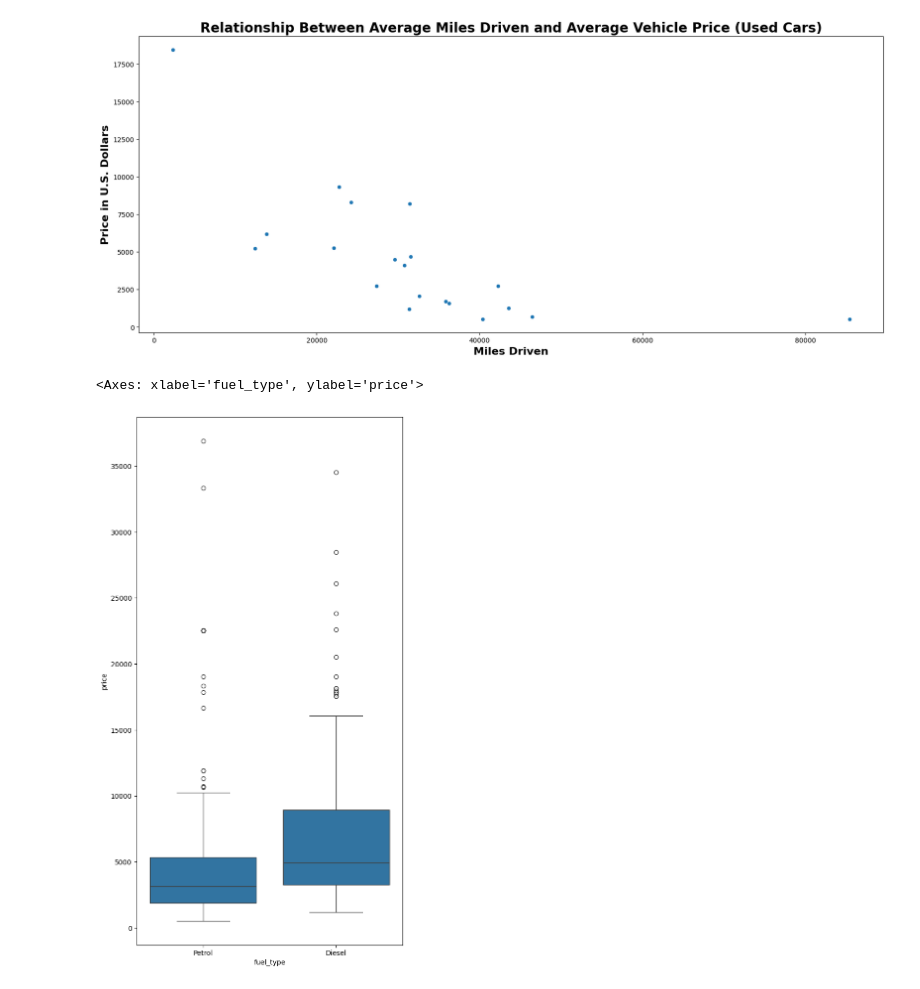
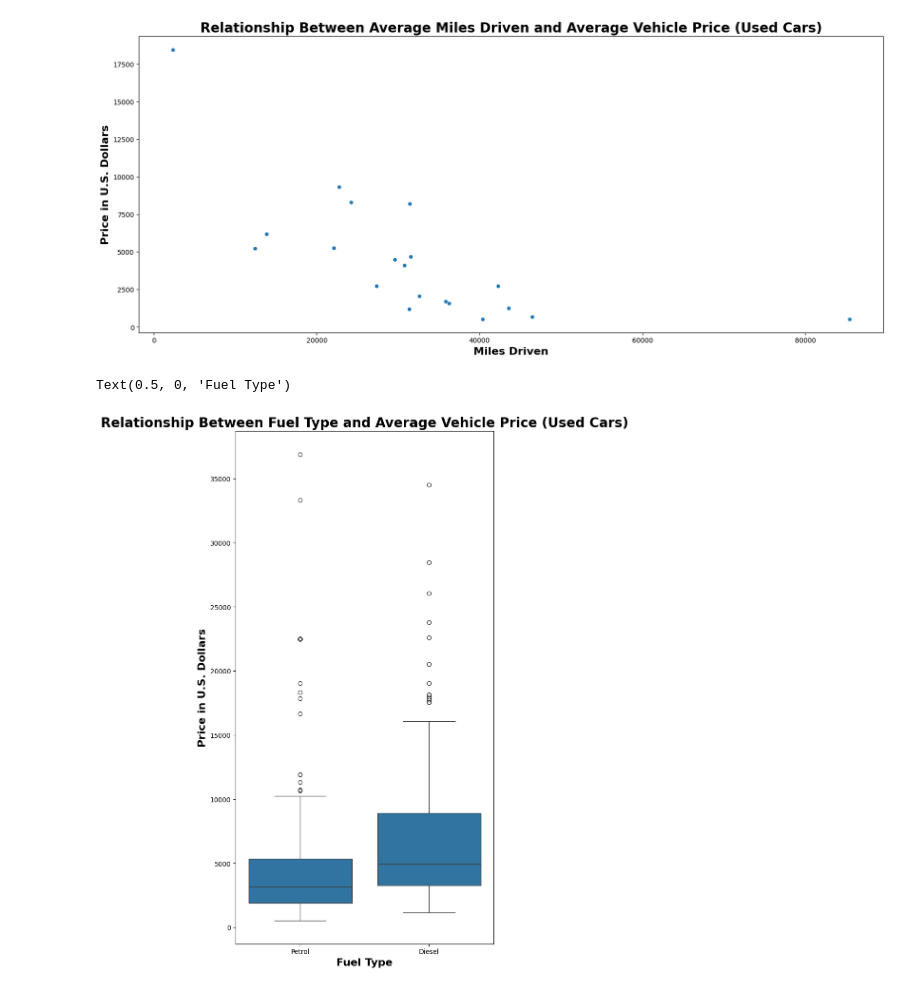
Before and after one commit to lowps/Developing_and_Deploying_a_Predictive_Analytics_Platform_Using_FastAPI_Streamlit_and_Docker, a Jupyter notebook: empirical/notebooks/data_visualizations.ipynb, the cells around one changed output. Cells and saved outputs as stored; diff of their text form; code cells hidden in the pictures.

```diff
--- a/empirical/notebooks/data_visualizations.ipynb
+++ b/empirical/notebooks/data_visualizations.ipynb
@@ -281,12 +257,17 @@ ax.set_xlabel('Miles Driven', fontsize=16, weight= 'bold')
 plt.show()
 # %% [output]
 [figure]
-# %%
-plt.subplots(figsize=(7,14))
-sns.boxplot(x='fuel_type', y='price', data=df_filtered)
-# %% [output]
-<Axes: xlabel='fuel_type', ylabel='price'>
-[figure, removed]
+# %%
+plt.subplots(figsize=(7,14))
+ax = sns.boxplot(x='fuel_type', y='price', data=df_filtered)
+
+#titles
+ax.set_title('Relationship Between Fuel Type and Average Vehicle Price (Used Cars)', fontsize=20, weight= 'bold')
+ax.set_ylabel('Price in U.S. Dollars', fontsize=16, weight= 'bold')
+ax.set_xlabel('Fuel Type', fontsize=16, weight= 'bold')
+# %% [output]
+Text(0.5, 0, 'Fuel Type')
+[figure, added]
 # %%
 import matplotlib.ticker as ticker
 
```
Also changed, not shown: parts of 5 cells of this notebook.
